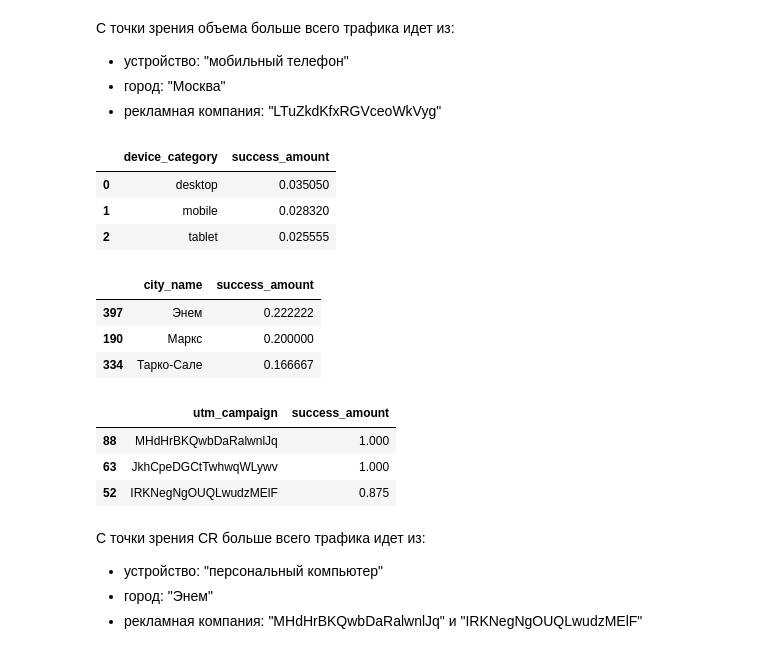
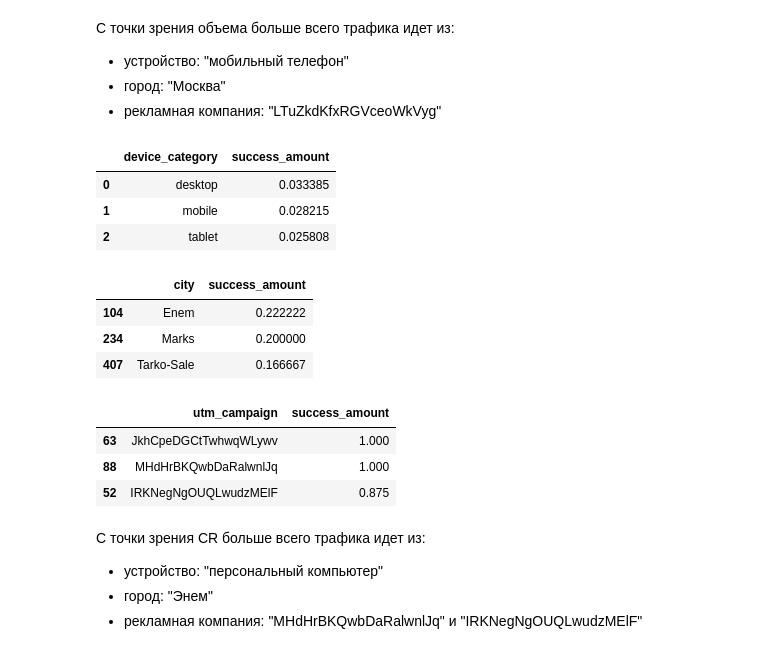
Before and after one commit to proger-n/SberAutopodpiska_analysis, a Jupyter notebook: JupyterNotebooks/final_project_1.ipynb, the cells around one changed output. Drawn from its saved outputs; the diff is of its cells as text; code cells hidden in the pictures.

```diff
--- a/JupyterNotebooks/final_project_1.ipynb
+++ b/JupyterNotebooks/final_project_1.ipynb
@@ -79,8 +79,8 @@ import matplotlib.pyplot as plt
 from scipy import stats
 sns.set()
 # %%
-df_hits = pd.read_csv('https://drive.google.com/uc?export=download&confirm=no_antivirus&id=1aWTUBZoxDctNs-ldqEw-9dw0X2zR9upd')
-# df_hits = pd.read_csv('../../ga_hits.csv')
+# df_hits = pd.read_csv('https://drive.google.com/uc?export=download&confirm=no_antivirus&id=1aWTUBZoxDctNs-ldqEw-9dw0X2zR9upd')
+df_hits = pd.read_csv('../../ga_hits.csv')
 df_hits.head()
 # %% [output]
 |  | session_id | hit_date | hit_time | hit_number | hit_type | hit_referer | hit_page_path | event_category | ... |
@@ -117,8 +117,8 @@ df_hits_usable = pd.pivot_table(df_hits_usable,
                aggfunc={"target": sum, "hit_page_path": 'first'}
                ).reset_index()
 # %%
-df_sessions = pd.read_csv('https://drive.google.com/uc?export=download&confirm=no_antivirus&id=1GaQnAgzshXMl0WwKHI11e2dBjMjoTlfU')
-# df_sessions = pd.read_csv('../../ga_sessions.csv')
+# df_sessions = pd.read_csv('https://drive.google.com/uc?export=download&confirm=no_antivirus&id=1GaQnAgzshXMl0WwKHI11e2dBjMjoTlfU')
+df_sessions = pd.read_csv('../../ga_sessions.csv')
 df_sessions.head()
 # %% [output]
 |  | session_id | client_id | visit_date | visit_time | visit_number | utm_source | utm_medium | utm_campaign | ... |
@@ -252,7 +258,7 @@ msno.bar(df_united_clean)
 # %% [markdown]
 заполним как 'other'
 # %%
-# df_united_clean.utm_campaign = df_united_clean.utm_campaign.fillna('other')
+df_united_clean.utm_campaign = df_united_clean.utm_campaign.fillna('other')
 # %%
 df_united_clean.utm_source.isna().sum()
 # %% [output]
@@ -704,19 +712,19 @@ df_united_clean.groupby(['device_category'], as_index=False) \
                         .rename(columns={'target': 'success_amount'}).head(3)
 # %% [output]
 |  | device_category | success_amount |
-| 0 | desktop | 0.035050 |
-| 1 | mobile | 0.028320 |
-| 2 | tablet | 0.025555 |
+| 0 | desktop | 0.033385 |
+| 1 | mobile | 0.028215 |
+| 2 | tablet | 0.025808 |
 # %%
-df_united_clean.groupby(['city_name'], as_index=False) \
+df_united_clean.groupby(['city'], as_index=False) \
                         .agg({'target': 'mean'}) \
                         .sort_values('target', ascending=False) \
                         .rename(columns={'target': 'success_amount'}).head(3)
 # %% [output]
-|  | city_name | success_amount |
-| 397 | Энем | 0.222222 |
-| 190 | Маркс | 0.200000 |
-| 334 | Тарко-Сале | 0.166667 |
+|  | city | success_amount |
+| 104 | Enem | 0.222222 |
+| 234 | Marks | 0.200000 |
+| 407 | Tarko-Sale | 0.166667 |
 # %%
 df_united_clean.groupby(['utm_campaign'], as_index=False) \
                         .agg({'target': 'mean'}) \
@@ -724,8 +732,8 @@ df_united_clean.groupby(['utm_campaign'], as_index=False) \
                         .rename(columns={'target': 'success_amount'}).head(3)
 # %% [output]
 |  | utm_campaign | success_amount |
+| 63 | JkhCpeDGCtTwhwqWLywv | 1.000 |
 | 88 | MHdHrBKQwbDaRalwnlJq | 1.000 |
-| 63 | JkhCpeDGCtTwhwqWLywv | 1.000 |
 | 52 | IRKNegNgOUQLwudzMElF | 0.875 |
 # %% [markdown]
 С точки зрения CR больше всего трафика идет из:
```
Also changed, not shown: parts of 15 cells of this notebook.
